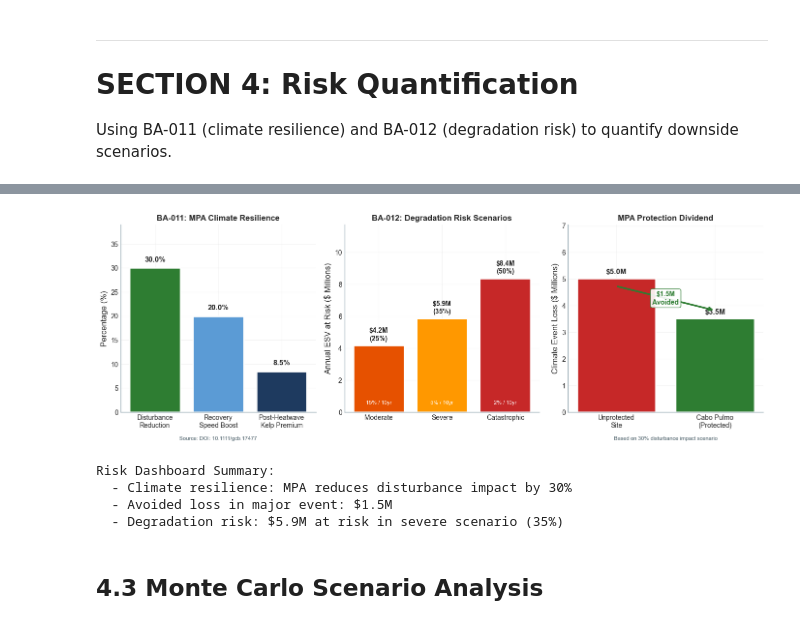
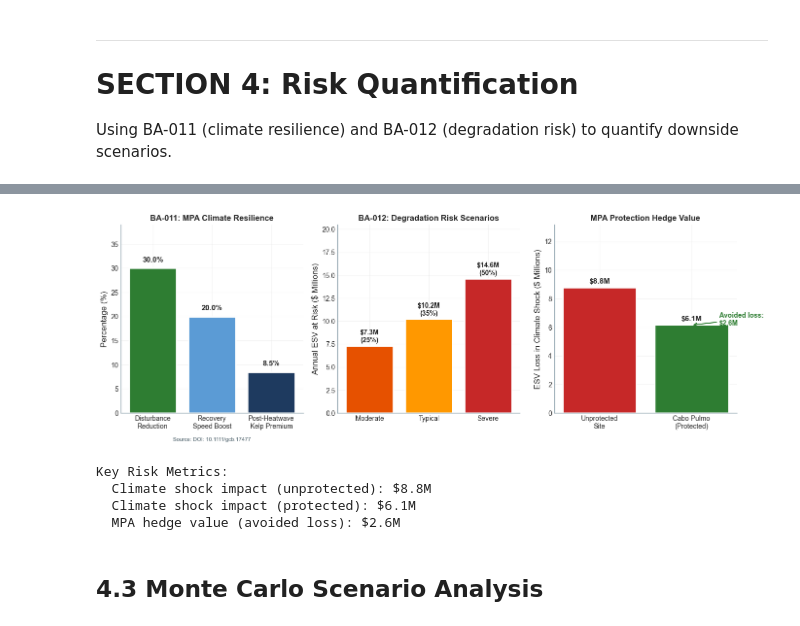
Before and after one commit to jaygut/semantica-poc, a Jupyter notebook: demos/context_graph_demo/cabo_pulmo_investment_grade.ipynb, the cells around one changed output, grey strips where cells are left out. Drawn from its saved outputs; the diff is of its cells as text; code cells hidden in the pictures.

```diff
--- a/demos/context_graph_demo/cabo_pulmo_investment_grade.ipynb
+++ b/demos/context_graph_demo/cabo_pulmo_investment_grade.ipynb
@@ -911,11 +1228,13 @@ If protection lapses, **structural degradation** cascades to economic loss:
 # %%
 # ============================================================================
 # VISUALIZATION 6: Risk Scenarios Dashboard (3-Panel)
-# AHA! Moment: "The MPA provides a real hedge"
 # ============================================================================
 
-# Define shock parameters (also used in Monte Carlo later)
-shock_impact = 0.30  # 30% impact in climate disturbance scenario
+# Define shock impact for this visualization
+shock_impact = 0.30  # 30% ESV impact in major climate event
+
+# Use HEADLINE ESV for all risk calculations
+esv_total_m = HEADLINE['esv_total_m']
 
 fig, axes = plt.subplots(1, 3, figsize=(14, 5))
 
@@ -945,9 +1264,9 @@ ax1.text(0.5, -0.15, 'Source: DOI: 10.1111/gcb.17477', transform=ax1.transAxes,
 # ==================== Panel 2: Degradation Risk Scenarios ====================
 ax2 = axes[1]
 
-scenarios = ['Moderate', 'Severe', 'Catastrophic']
+scenarios = ['Moderate', 'Typical', 'Severe']
 loss_pcts = [degradation_loss_range[0], degradation_loss_central, degradation_loss_range[1]]
-esv_at_risk = [esv_adjusted_m * pct / 100 for pct in loss_pcts]
+esv_at_risk = [esv_total_m * pct / 100 for pct in loss_pcts]
 scenario_colors = [MARIS_COLORS['warning'], MARIS_COLORS['warning_light'], MARIS_COLORS['risk']]
 
 bars2 = ax2.bar(scenarios, esv_at_risk, color=scenario_colors,
@@ -955,69 +1274,59 @@ bars2 = ax2.bar(scenarios, esv_at_risk, color=scenario_colors,
 
 # Add value labels
 for bar, val, pct in zip(bars2, esv_at_risk, loss_pcts):
     ax2.text(bar.get_x() + bar.get_width()/2, bar.get_height() + 0.2,
-             f'${val:.1f}M\n({pct}%)', ha='center', va='bottom',
+             f'${val:.1f}M\n({pct:.0f}%)', ha='center', va='bottom',
              fontweight='bold', fontsize=10)
 
 ax2.set_ylabel('Annual ESV at Risk ($ Millions)', fontweight='medium')
 ax2.set_title('BA-012: Degradation Risk Scenarios', fontweight='bold', fontsize=12)
 ax2.set_ylim(0, max(esv_at_risk) * 1.4)
 
-# Add probability labels
-probs = ['15% / 10yr', '5% / 10yr', '2% / 10yr']
-for i, prob in enumerate(probs):
-    ax2.text(i, 0.5, prob, ha='center', fontsize=8, color='white', fontweight='medium')
-
 # ==================== Panel 3: Protected vs Unprotected Comparison ====================
 ax3 = axes[2]
 
 # Compare protected vs unprotected climate impact
 impact_scenarios = ['Unprotected\nSite', 'Cabo Pulmo\n(Protected)']
-climate_impact_unprotected = esv_adjusted_m * shock_impact  # 30% loss
-climate_impact_protected = esv_adjusted_m * shock_impact * (1 - disturbance_reduction/100)  # 30% reduced by 30%
-avoided_loss = climate_impact_unprotected - climate_impact_protected
+climate_impact_unprotected = esv_total_m * shock_impact  # 30% loss
+climate_impact_protected = esv_total_m * shock_impact * (1 - disturbance_reduction/100)  # Reduced by MPA effect
 
 impacts = [climate_impact_unprotected, climate_impact_protected]
 impact_colors = [MARIS_COLORS['risk'], MARIS_COLORS['positive']]
 
-bars3 = ax3.bar(impact_scenarios, impacts, color=impact_colors,
-                edgecolor='white', linewidth=2)
+bars3 = ax3.bar(impact_scenarios, impacts, color=impact_colors, edgecolor='white', linewidth=2)
 
 # Add value labels
 for bar, val in zip(bars3, impacts):
-    ax3.text(bar.get_x() + bar.get_width()/2, bar.get_height() + 0.1,
+    ax3.text(bar.get_x() + bar.get_width()/2, bar.get_height() + 0.2,
              f'${val:.1f}M', ha='center', va='bottom', fontweight='bold', fontsize=11)
 
-# Add arrow showing avoided loss
-ax3.annotate('', xy=(1, impacts[1] + 0.3), xytext=(0, impacts[0] - 0.3),
-             arrowprops=dict(arrowstyle='->', color=MARIS_COLORS['positive'], lw=2.5))
-ax3.text(0.5, (impacts[0] + impacts[1])/2, f'${avoided_loss:.1f}M\nAvoided',
-         ha='center', va='center', fontweight='bold', fontsize=10,
-         color=MARIS_COLORS['positive'],
-         bbox=dict(boxstyle='round,pad=0.3', facecolor='white',
-                  edgecolor=MARIS_COLORS['positive'], alpha=0.9))
+# Add avoided loss annotation
+avoided = climate_impact_unprotected - climate_impact_protected
+ax3.annotate(f'Avoided loss:\n${avoided:.1f}M',
+             xy=(1, climate_impact_protected), xytext=(1.3, climate_impact_unprotected * 0.7),
+             fontsize=10, ha='left', color=MARIS_COLORS['positive'], fontweight='bold',
+             arrowprops=dict(arrowstyle='->', color=MARIS_COLORS['positive'], lw=1.5))
 
-ax3.set_ylabel('Climate Event Loss ($ Millions)', fontweight='medium')
-ax3.set_title('MPA Protection Dividend', fontweight='bold', fontsize=12)
-ax3.set_ylim(0, max(impacts) * 1.4)
-
-# Add subtitle
-ax3.text(0.5, -0.15, f'Based on {shock_impact:.0%} disturbance impact scenario',
-         transform=ax3.transAxes, fontsize=8, ha='center', color=MARIS_COLORS['neutral'])
+ax3.set_ylabel('ESV Loss in Climate Shock ($ Millions)', fontweight='medium')
+ax3.set_title('MPA Protection Hedge Value', fontweight='bold', fontsize=12)
+ax3.set_ylim(0, max(impacts) * 1.5)
 
 plt.tight_layout()
 plt.show()
 
-print(f"\nRisk Dashboard Summary:")
-print(f"  - Climate resilience: MPA reduces disturbance impact by {disturbance_reduction}%")
-print(f"  - Avoided loss in major event: ${avoided_loss:.1f}M")
-print(f"  - Degradation risk: ${esv_at_risk[1]:.1f}M at risk in severe scenario ({degradation_loss_central}%)")
+# Store avoided loss in HEADLINE
+HEADLINE['avoided_loss_m'] = avoided
+
+print(f"\nKey Risk Metrics:")
+print(f"  Climate shock impact (unprotected): ${climate_impact_unprotected:.1f}M")
+print(f"  Climate shock impact (protected): ${climate_impact_protected:.1f}M")
+print(f"  MPA hedge value (avoided loss): ${avoided:.1f}M")
 # %% [output]
-[figure, old version]
+[figure, new version]
-Risk Dashboard Summary:
-  - Climate resilience: MPA reduces disturbance impact by 30%
-  - Avoided loss in major event: $1.5M
-  - Degradation risk: $5.9M at risk in severe scenario (35%)
+Key Risk Metrics:
+  Climate shock impact (unprotected): $8.8M
+  Climate shock impact (protected): $6.1M
+  MPA hedge value (avoided loss): $2.6M
 # %% [markdown]
 ## 4.3 Monte Carlo Scenario Analysis
 # %%
```
Also changed, not shown: parts of 26 cells of this notebook, 2 other files.
